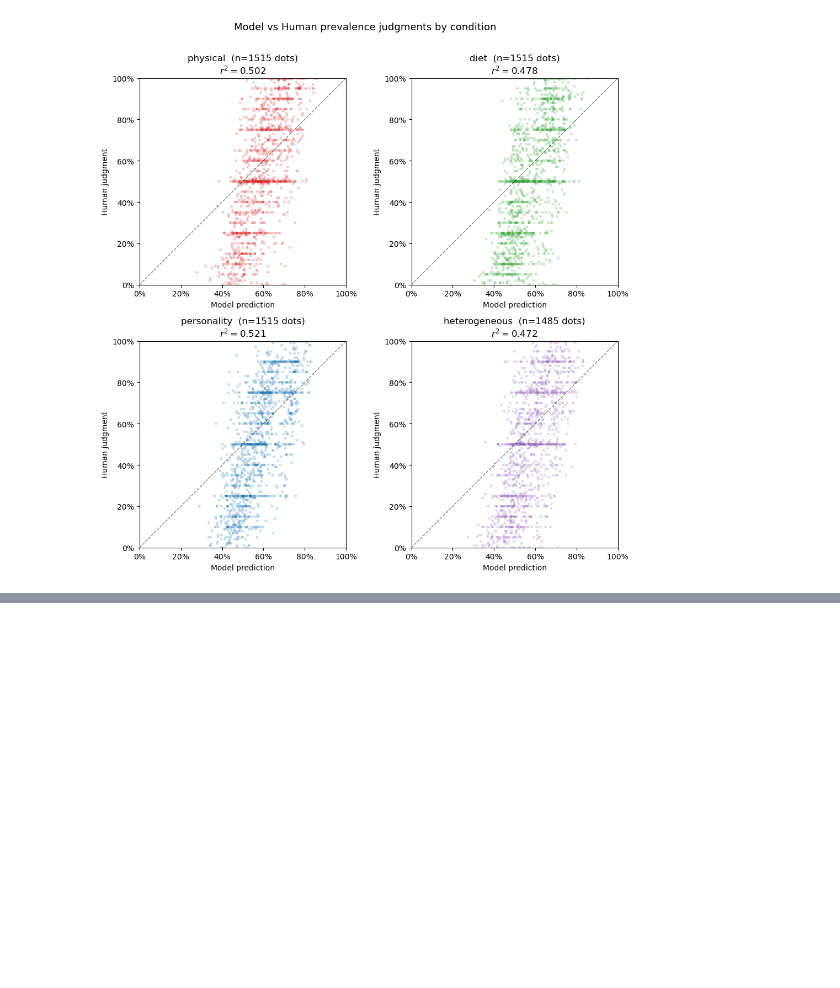
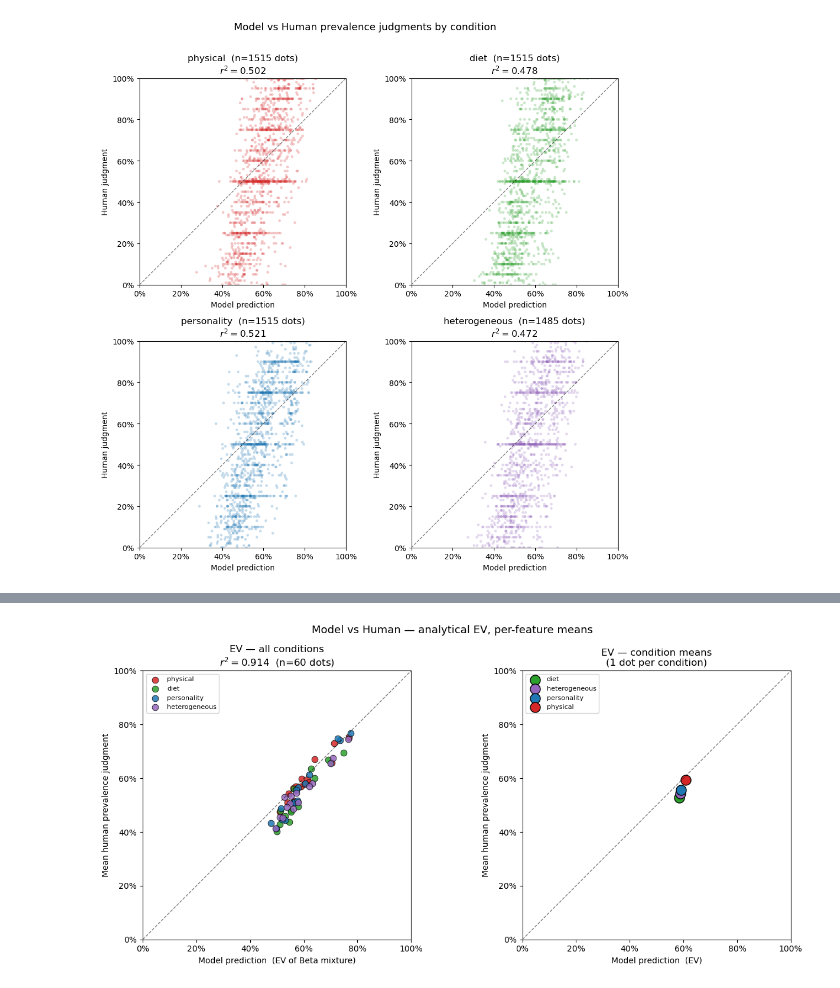
Before and after one commit to mariannazhang/compgenerics, a Jupyter notebook: model/gp/model-gp-study9.ipynb, the cells around one changed output, grey strips where cells are left out. Saved outputs shown, nothing was run; the diff lists cells and outputs as text; code cells hidden in the pictures; blank space fills up the shorter version.

```diff
--- a/model/gp/model-gp-study9.ipynb
+++ b/model/gp/model-gp-study9.ipynb
@@ -1891,0 +1977,52 @@ plt.show()
+# %%
+# ── Same plot using analytical EV (no sampling) ───────────────────────────
+# model_preds_all and human_resps_all already computed in the EV scatter cell above
+
+rows_ev = []
+for r, mp in zip(results, model_preds_all.reshape(len(results), 15)):
+    for j, feat in enumerate(feat_names):
+        rows_ev.append({'condition': r['condition'], 'feature': feat,
+                        'human': r['responses'][j], 'model': mp[j]})
+
+df_feat_means_ev = pd.DataFrame(rows_ev).groupby(['condition', 'feature'])[['human', 'model']].mean().reset_index()
+r_ev, _ = pearsonr(df_feat_means_ev['model'], df_feat_means_ev['human'])
+
+fig, axes = plt.subplots(1, 2, figsize=(13, 6))
+
+# Panel 1: all conditions together
+ax = axes[0]
+for cond in ['physical', 'diet', 'personality', 'heterogeneous']:
+    d = df_feat_means_ev[df_feat_means_ev['condition'] == cond]
+    ax.scatter(d['model'], d['human'], color=cond_colors[cond],
+               s=60, edgecolors='black', linewidths=0.6, alpha=0.85, label=cond)
+ax.plot([0, 1], [0, 1], 'k--', lw=1, alpha=0.5)
+ax.set_xlim(0, 1);  ax.set_ylim(0, 1)
+ax.set_aspect('equal')
+ax.set_xlabel('Model prediction  (EV of Beta mixture)')
+ax.set_ylabel('Mean human prevalence judgment')
+ax.set_title(f'EV — all conditions\n$r^2 = {r_ev**2:.3f}$  (n={len(df_feat_means_ev)} dots)')
+ax.legend(fontsize=8)
+ax.xaxis.set_major_formatter(plt.matplotlib.ticker.PercentFormatter(1))
+ax.yaxis.set_major_formatter(plt.matplotlib.ticker.PercentFormatter(1))
+
+# Panel 2: condition means only (4 dots)
+df_cond_means_ev = df_feat_means_ev.groupby('condition')[['human', 'model']].mean().reset_index()
+ax = axes[1]
+for _, row in df_cond_means_ev.iterrows():
+    ax.scatter(row['model'], row['human'], color=cond_colors[row['condition']],
+               s=150, edgecolors='black', linewidths=1, label=row['condition'])
+ax.plot([0, 1], [0, 1], 'k--', lw=1, alpha=0.5)
+ax.set_xlim(0, 1);  ax.set_ylim(0, 1)
+ax.set_aspect('equal')
+ax.set_xlabel('Model prediction  (EV)')
+ax.set_ylabel('Mean human prevalence judgment')
+ax.set_title('EV — condition means\n(1 dot per condition)')
+ax.legend(fontsize=8)
+ax.xaxis.set_major_formatter(plt.matplotlib.ticker.PercentFormatter(1))
+ax.yaxis.set_major_formatter(plt.matplotlib.ticker.PercentFormatter(1))
+
+plt.suptitle('Model vs Human — analytical EV, per-feature means', fontsize=13)
+plt.tight_layout()
+plt.show()
+# %% [output]
+[figure, added]
```
Also changed, not shown: parts of 3 cells of this notebook.
